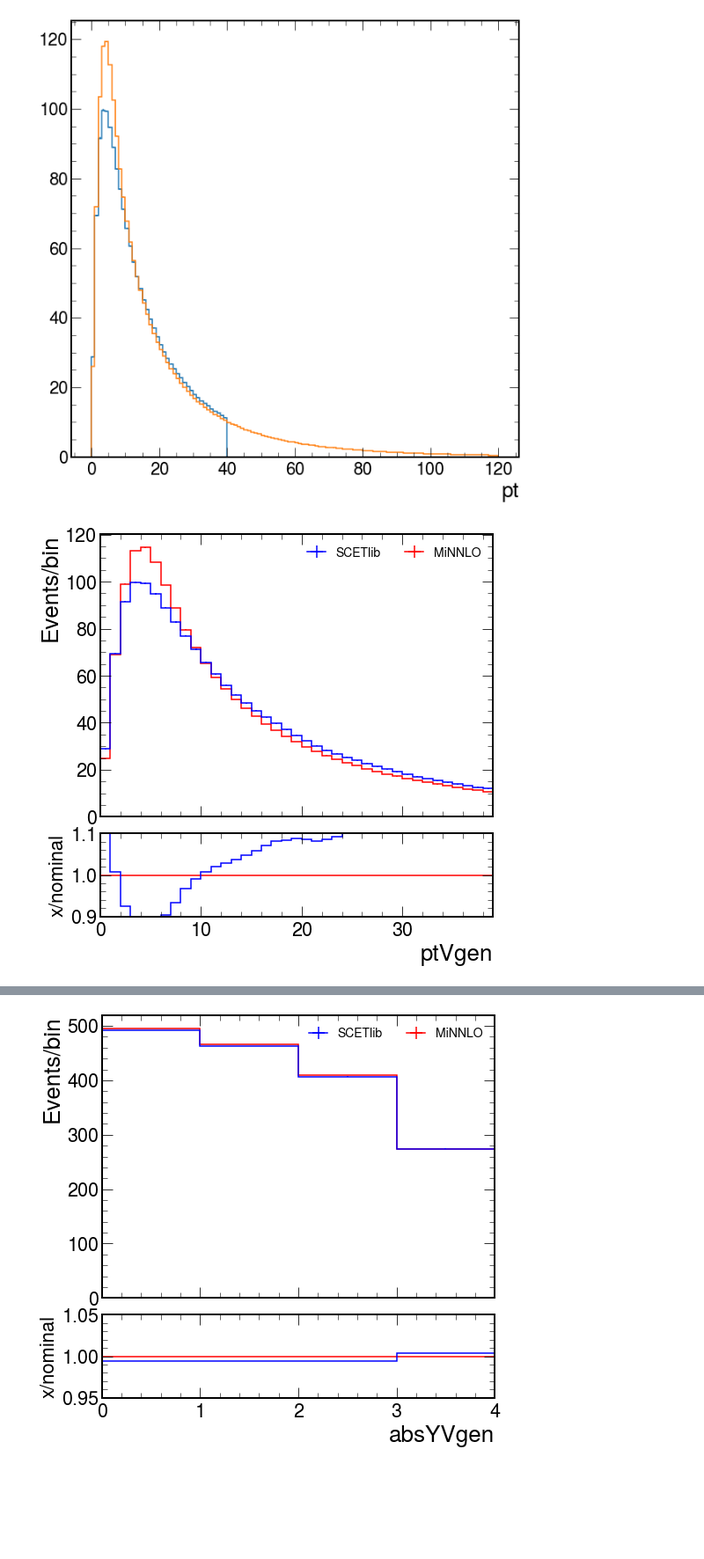
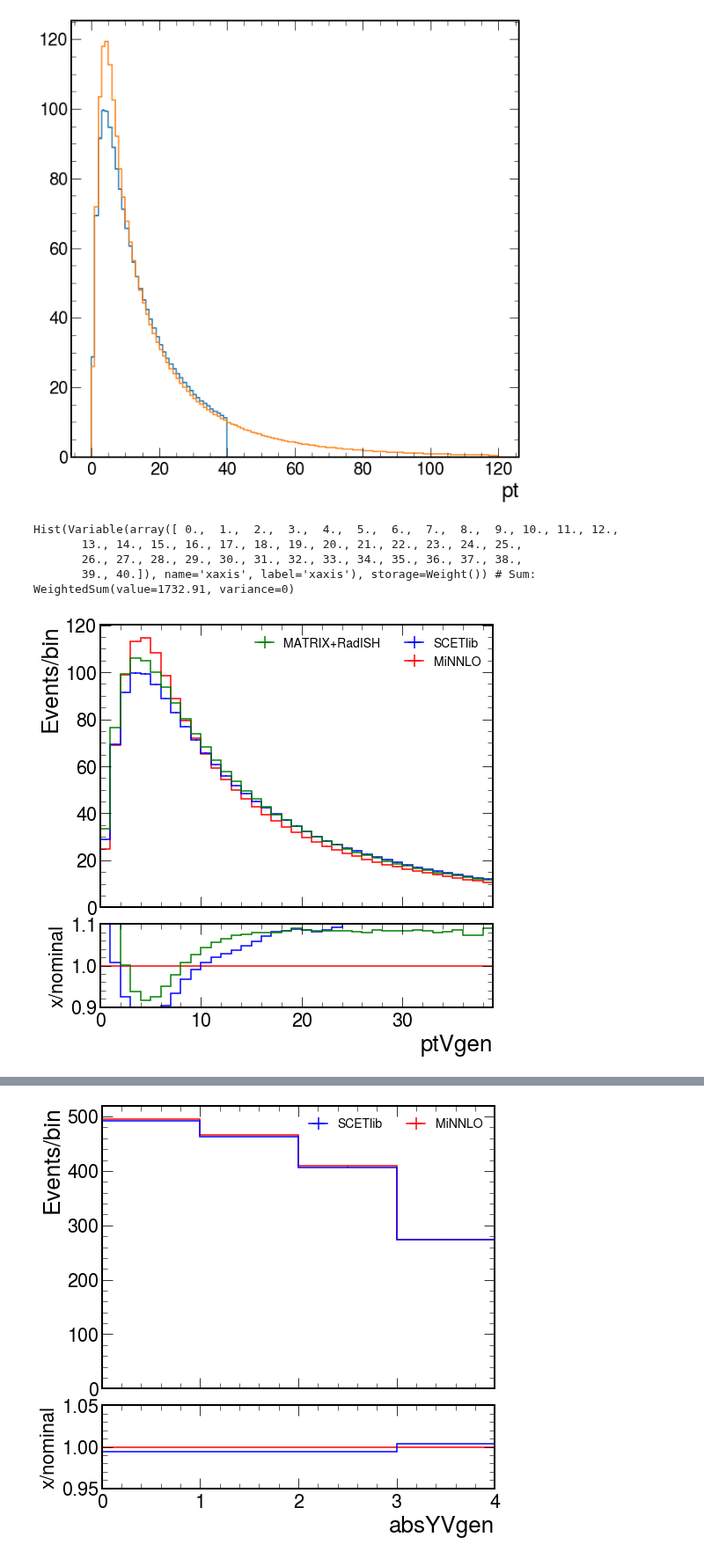
Before and after one commit to WMass/WRemnants, a Jupyter notebook: notebooks/scetlib.ipynb, the cells around one changed output, grey strips where cells are left out. Shown at 88% size. Drawn from its saved outputs; the diff is of its cells as text; code cells hidden in the pictures; blank space fills up the shorter version.

Commit message:
Plotting scripts for SCETlib

```diff
--- a/notebooks/scetlib.ipynb
+++ b/notebooks/scetlib.ipynb
@@ -47,10 +69,16 @@ minnlohZ.project("ptVgen").plot()
 [StairsArtists(stairs=<matplotlib.patches.StepPatch object at 0x...>, errorbar=<ErrorbarContainer object of 3 artists>, legend_artist=<ErrorbarContainer object of 3 artists>)]
 [figure]
 # %%
-ax = minnlohZ.axes[0]
-edges = ax.edges[ax.index(scetlibh.axes[0].edges[0]):ax.index(scetlibh.axes[0].edges[-1])+1]
+f = uproot.open("/eos/user/k/kelong/HistFiles/ZGen/ZToMuMu_MATRIX_RadISH_MatchEWParams_NNPDF31.root")
+f.keys()
+matrixRadish = f["DYm50_matrix__radish/ptZ_lhe_mm"].to_hist()
 # %%
-all(x in edges for x in scetlibh.axes[0].edges)
+matrix_rad_rebin = hh.rebinHist(matrixRadish, "xaxis", scetlibh.axes["pt"].edges)
 # %%
-minnlohZ.axes.index(scetlibh.axes.edges)
+matrix_rad_rebin
+# %% [output]
+Hist(Variable(array([ 0.,  1.,  2.,  3.,  4.,  5.,  6.,  7.,  8.,  9., 10., 11., 12.,
+       13., 14., 15., 16., 17., 18., 19., 20., 21., 22., 23., 24., 25.,
+       26., 27., 28., 29., 30., 31., 32., 33., 34., 35., 36., 37., 38.,
+       39., 40.]), name='xaxis', label='xaxis'), storage=Weight()) # Sum: WeightedSum(value=1732.91, variance=0)
 # %%
@@ -60,10 +87,6 @@ minnlohZ.axes[0].index(scetlibh.axes[0].edges)
-# %%
-minnlo_rebin = minnlohZ
-for minnlo_ax, scetlib_ax in zip(minnlohZ.axes, scetlibh.axes[:-1]):
-    minnlo_rebin = hh.rebinHist(minnlo_rebin, minnlo_ax.name, scetlib_ax.edges)
 # %%
 ratio2D = hh.divideHists(scetlibh.project("pt"), ratioh.project("pt"))
 # %%
-fig = plot_tools.makePlotWithRatioToRef([minnlo_rebin.project("ptVgen"), scetlibh.project("pt")],colors=["red", "blue",], labels=["MiNNLO", "SCETlib"], rrange=[0.9, 1.1], binwnorm=1.)
+fig = plot_tools.makePlotWithRatioToRef([minnlo_rebin.project("ptVgen"), scetlibh.project("pt"), matrix_rad_rebin],colors=["red", "blue", "green"], labels=["MiNNLO", "SCETlib", "MATRIX+RadISH"], rrange=[0.9, 1.1], binwnorm=1.)
 # %% [output]
-[figure, old version]
+[figure, new version]
```
Also changed, not shown: parts of 12 cells of this notebook, 12 other files.
